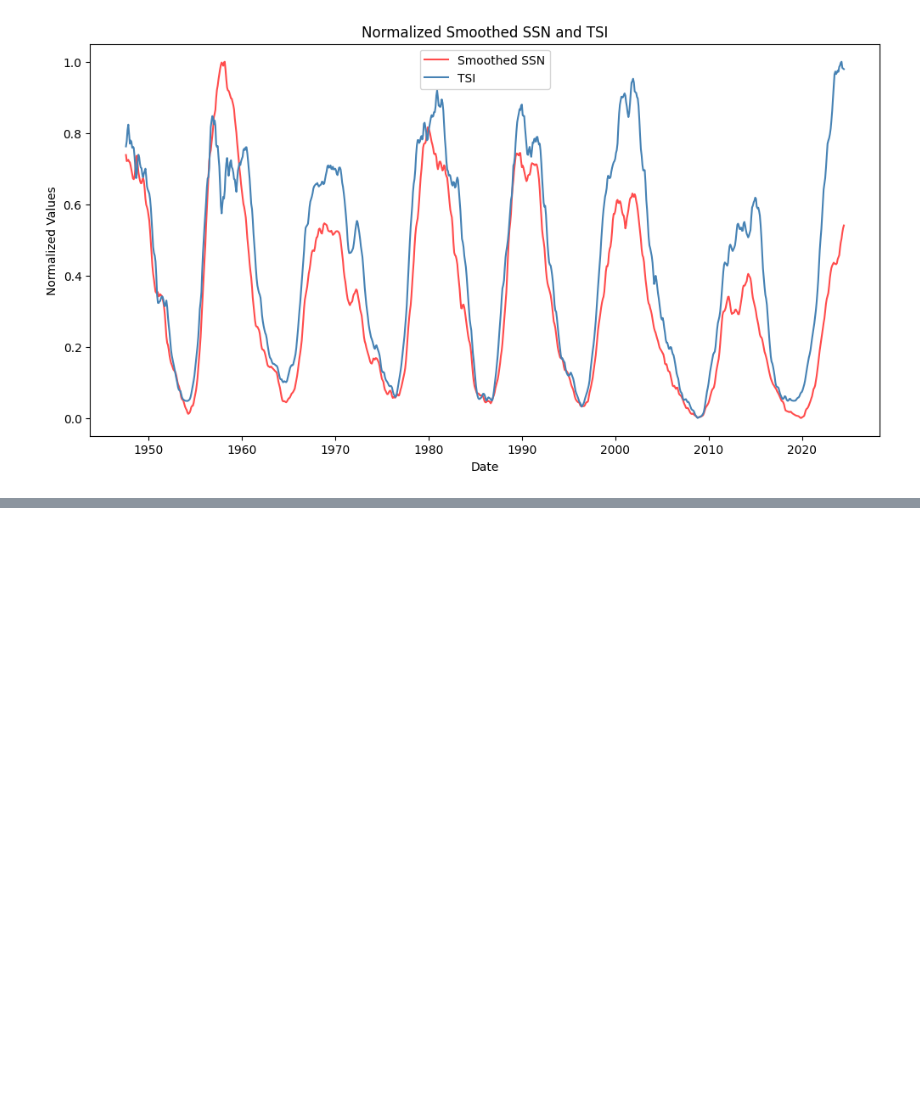
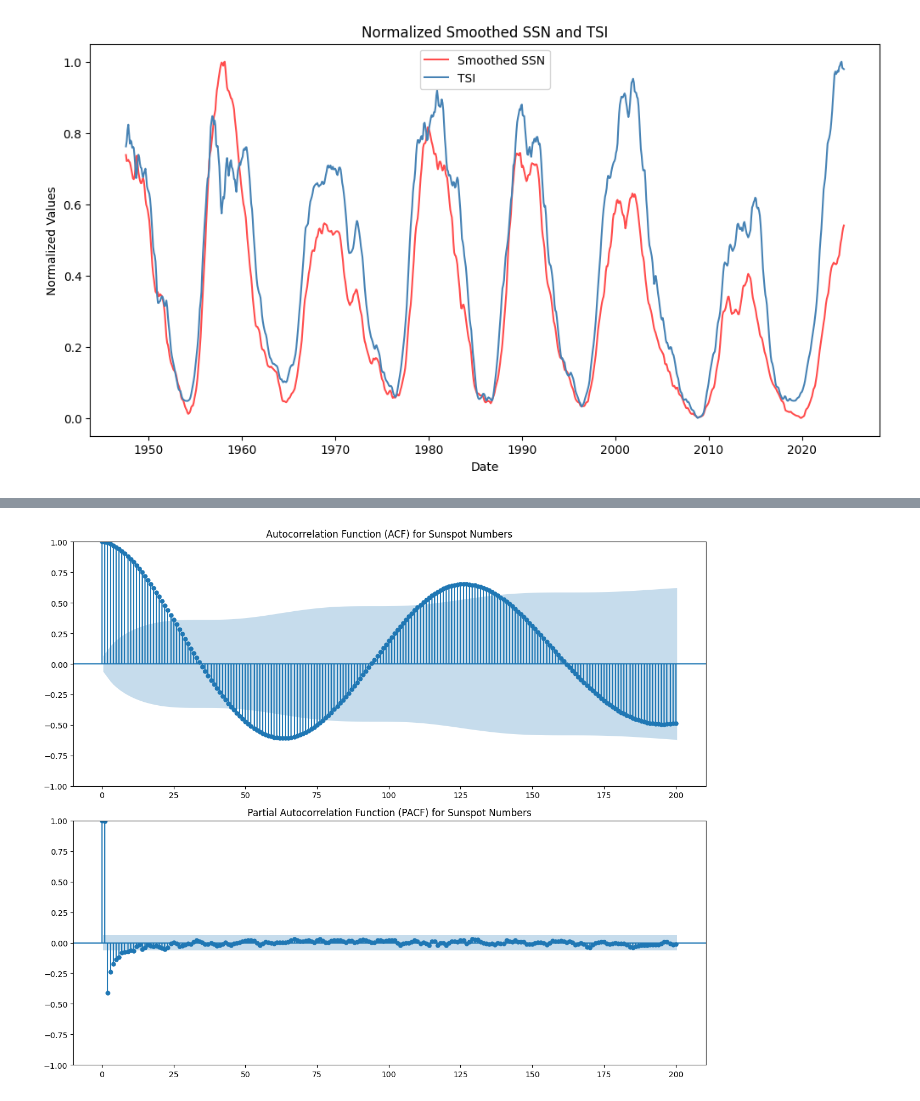
Before and after one commit to surtecha/Solar-Data-Analysis, a Jupyter notebook: EDA/SSN-TSI-Fusion.ipynb, the cells around one changed output, grey strips where cells are left out. Cells and saved outputs as stored; diff of their text form; code cells hidden in the pictures; blank space fills up the shorter version.

```diff
--- a/EDA/SSN-TSI-Fusion.ipynb
+++ b/EDA/SSN-TSI-Fusion.ipynb
@@ -64,0 +161,15 @@ plt.show()
+# %%
+plt.figure(figsize=(12, 10))
+
+plt.subplot(211)
+plot_acf(ssn_tsi['ssn'].dropna(), lags=200, ax=plt.gca())
+plt.title('Autocorrelation Function (ACF) for Sunspot Numbers')
+
+plt.subplot(212)
+plot_pacf(ssn_tsi['ssn'].dropna(), lags=200, ax=plt.gca())
+plt.title('Partial Autocorrelation Function (PACF) for Sunspot Numbers')
+
+plt.tight_layout()
+plt.show()
+# %% [output]
+[figure, added]
```
Also changed, not shown: parts of 14 cells of this notebook, 1 other file.
